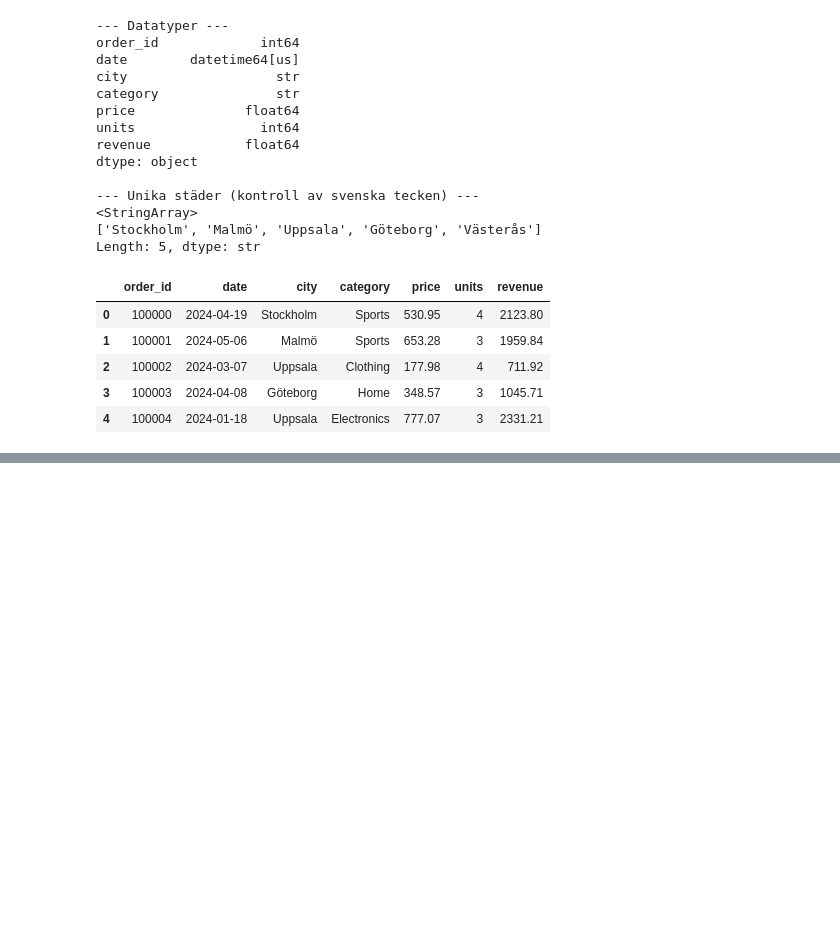
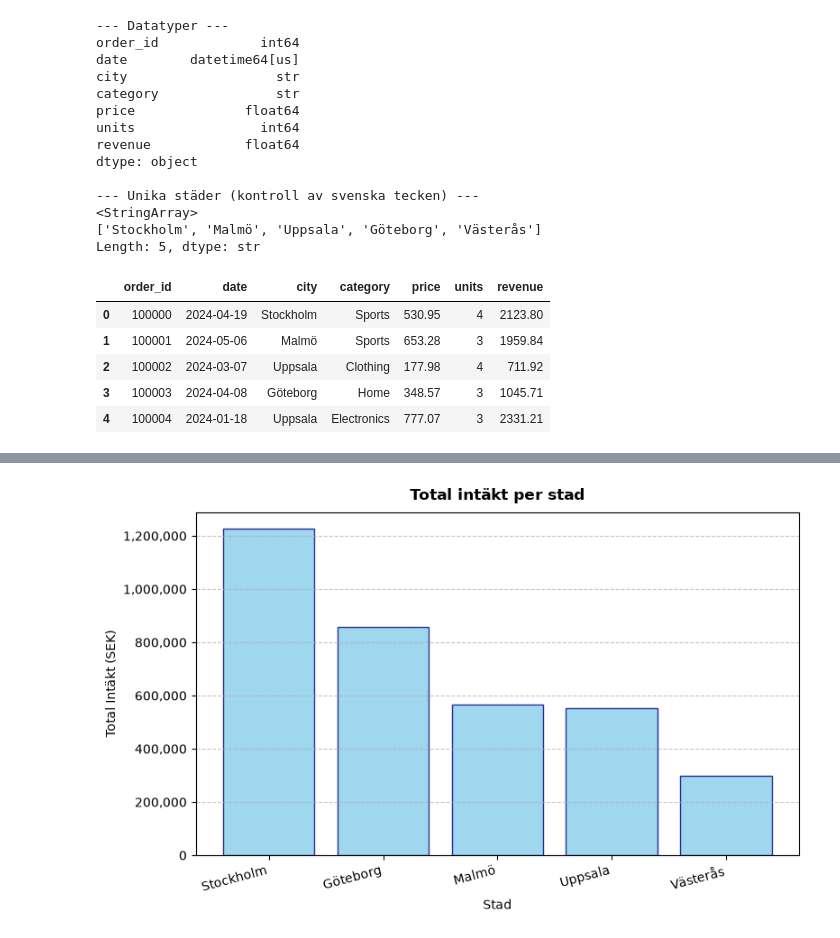
Before and after one commit to Sherif-iconvo/ecutbildning-DS26-termin1-py-dataanalys-exam-group5-uppgift, a Jupyter notebook: notebooks/02_ona_revenue.ipynb, the cells around one changed output, grey strips where cells are left out. Cells and saved outputs as stored; diff of their text form; code cells hidden in the pictures; blank space fills up the shorter version.

```diff
--- a/notebooks/02_ona_revenue.ipynb
+++ b/notebooks/02_ona_revenue.ipynb
@@ -39,0 +102,13 @@ Length: 5, dtype: str
+# %%
+import sys
+sys.path.append("../src")
+
+from ecommerce import EcommerceAnalyzer
+
+analyzer = EcommerceAnalyzer("../data/ecommerce_sales.csv")
+
+fig = analyzer.plot_city_revenue_bar()
+
+fig
+# %% [output]
+[figure, added]
```
Also changed, not shown: parts of 6 cells of this notebook, 2 other files.
